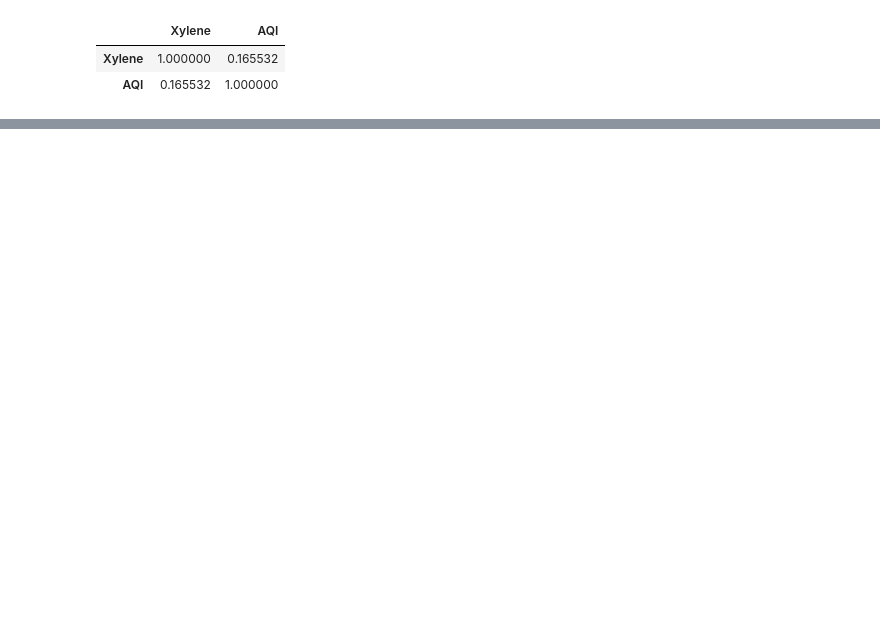
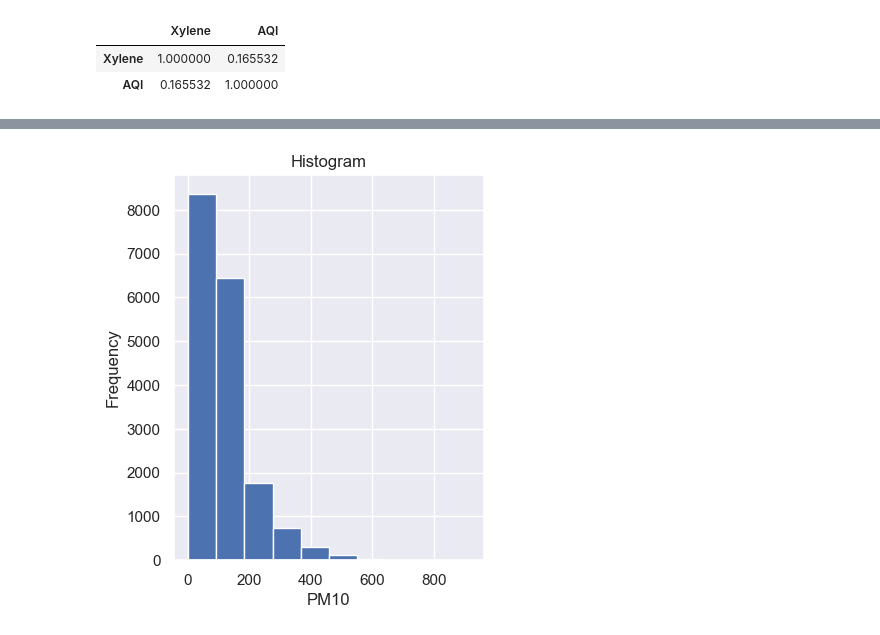
Before and after one commit to rksaini1614/AQI_Prediction_Model, a Jupyter notebook: AirQualityIndexPredictionModel.ipynb, the cells around one changed output, grey strips where cells are left out. Drawn from its saved outputs; the diff is of its cells as text; code cells hidden in the pictures; blank space fills up the shorter version.

```diff
--- a/AirQualityIndexPredictionModel.ipynb
+++ b/AirQualityIndexPredictionModel.ipynb
@@ -176,0 +185,9 @@ df.drop(columns = ["Xylene"],inplace=True)
+# %%
+plt.figure(figsize=(4,5))
+plt.title("Histogram")
+plt.xlabel("PM10")
+plt.ylabel("Frequency")
+plt.hist(df['PM10'])
+plt.show()
+# %% [output]
+[figure, added]
```
Also changed, not shown: parts of 35 cells of this notebook.
